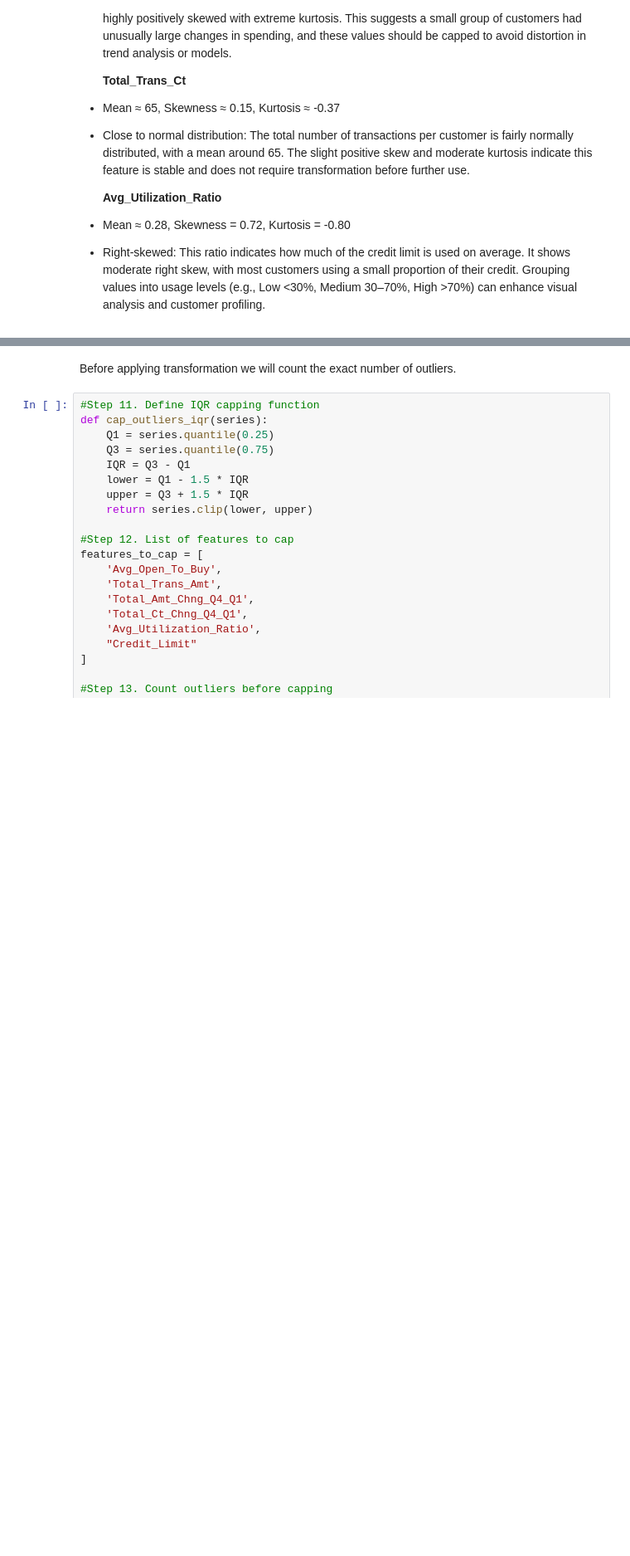
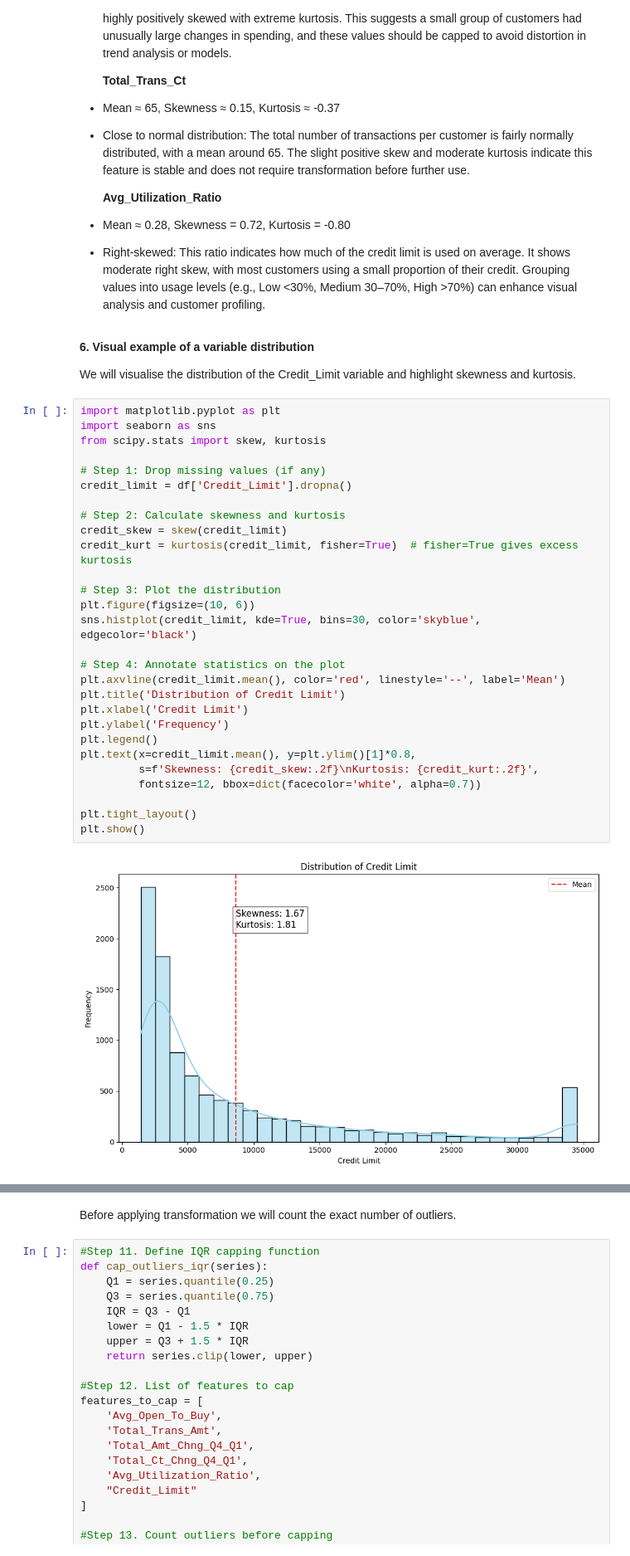
Before and after one commit to SelinaFischer/Hackathon2_Credit_Card_Churn_T5, a Jupyter notebook: jupyter_notebooks/ETL_process.ipynb, the cells around one changed output, grey strips where cells are left out. Shown at 83% size. Cells and saved outputs as stored; diff of their text form; blank space fills up the shorter version.

```diff
--- a/jupyter_notebooks/ETL_process.ipynb
+++ b/jupyter_notebooks/ETL_process.ipynb
@@ -206,4 +231,38 @@ display(stats_df.round(3))
 
  - Mean ≈ 0.28, Skewness = 0.72, Kurtosis = -0.80
  - Right-skewed: This ratio indicates how much of the credit limit is used on average. It shows moderate right skew, with most customers using a small proportion of their credit. Grouping values into usage levels (e.g., Low <30%, Medium 30–70%, High >70%) can enhance visual analysis and customer profiling.
+# %% [markdown]
+**6. Visual example of a variable distribution**
+
+We will visualise the distribution of the Credit_Limit variable and highlight skewness and kurtosis.
+# %%
+import matplotlib.pyplot as plt
+import seaborn as sns
+from scipy.stats import skew, kurtosis
+
+# Step 1: Drop missing values (if any)
+credit_limit = df['Credit_Limit'].dropna()
+
+# Step 2: Calculate skewness and kurtosis
+credit_skew = skew(credit_limit)
+credit_kurt = kurtosis(credit_limit, fisher=True)  # fisher=True gives excess kurtosis
+
+# Step 3: Plot the distribution
+plt.figure(figsize=(10, 6))
+sns.histplot(credit_limit, kde=True, bins=30, color='skyblue', edgecolor='black')
+
+# Step 4: Annotate statistics on the plot
+plt.axvline(credit_limit.mean(), color='red', linestyle='--', label='Mean')
+plt.title('Distribution of Credit Limit')
+plt.xlabel('Credit Limit')
+plt.ylabel('Frequency')
+plt.legend()
+plt.text(x=credit_limit.mean(), y=plt.ylim()[1]*0.8,
+         s=f'Skewness: {credit_skew:.2f}\nKurtosis: {credit_kurt:.2f}',
+         fontsize=12, bbox=dict(facecolor='white', alpha=0.7))
+
+plt.tight_layout()
+plt.show()
+# %% [output]
+[figure, added]
 # %% [markdown]
```
Also changed, not shown: parts of 5 cells of this notebook, 2 other files.
